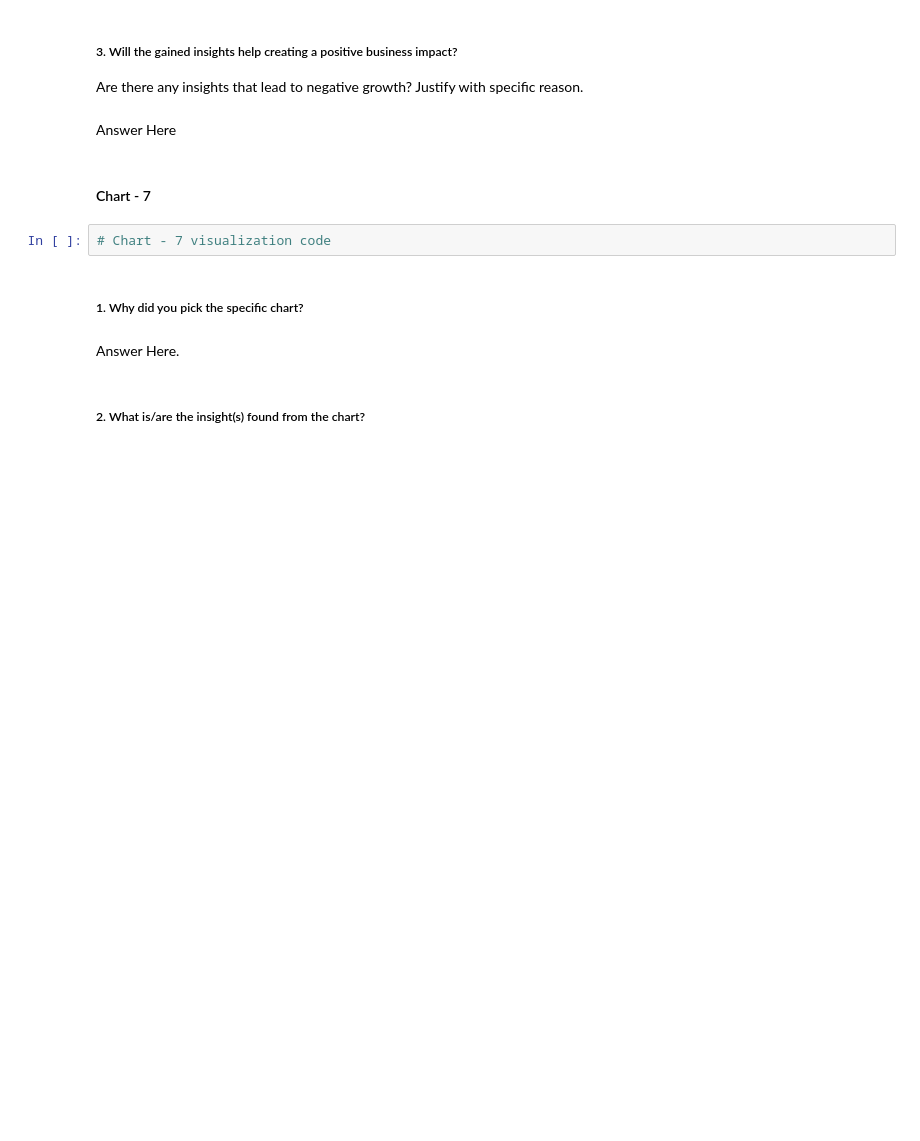
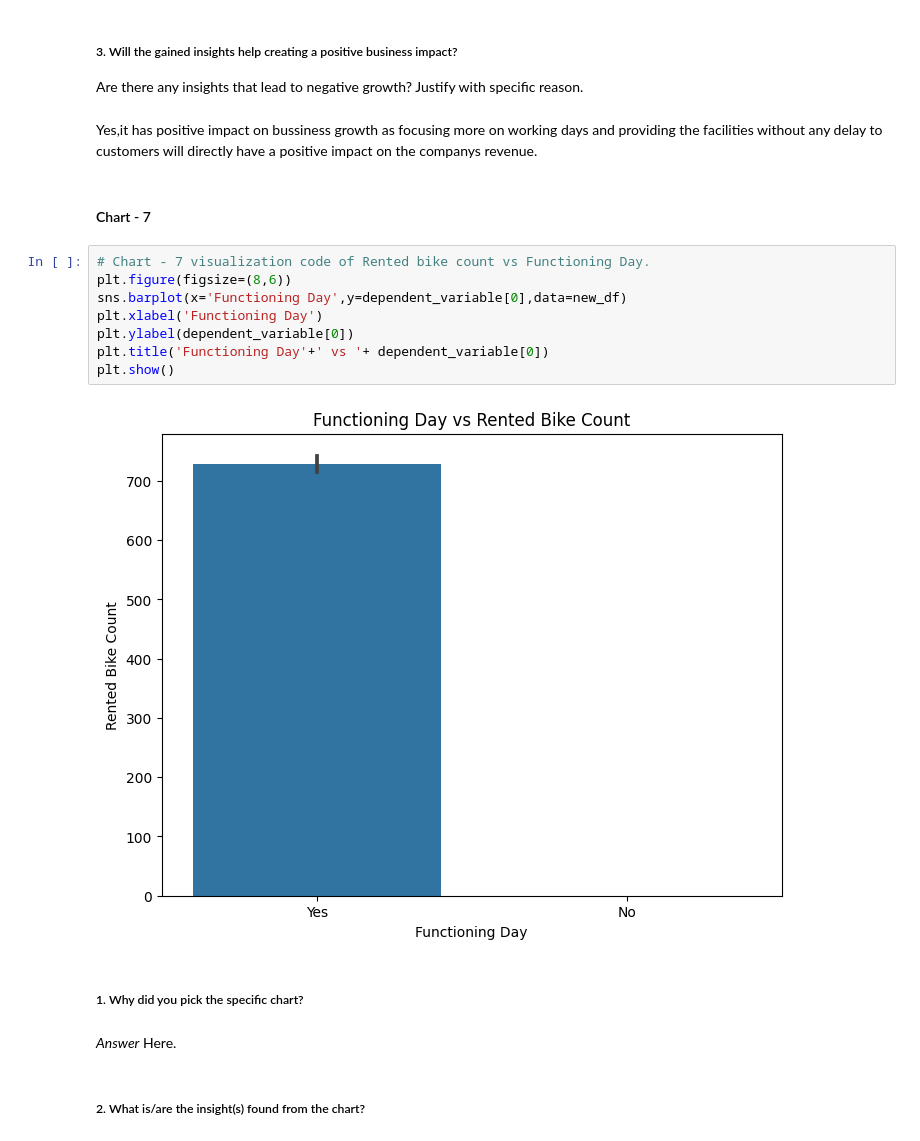
Before and after one commit to CoderSumanesh/Bike-Sharing-Demand-Prediction, a Jupyter notebook: Copy_of_Bike_Sharing_Demand_Prediction_ML_.ipynb, the cells around one changed output. Saved outputs shown, nothing was run; the diff lists cells and outputs as text; blank space fills up the shorter version.

```diff
--- a/Copy_of_Bike_Sharing_Demand_Prediction_ML_.ipynb
+++ b/Copy_of_Bike_Sharing_Demand_Prediction_ML_.ipynb
@@ -591,16 +612,24 @@ Answer Here
 # %% [markdown]
 ##### 3. Will the gained insights help creating a positive business impact?
 Are there any insights that lead to negative growth? Justify with specific reason.
-# %% [markdown]
-Answer Here
+# %% [markdown]
+Yes,it has positive impact on bussiness growth as focusing more on working days and providing the facilities without any delay to customers will directly have a positive impact on the companys revenue.
 # %% [markdown]
 #### Chart - 7
-# %%
-# Chart - 7 visualization code
+# %%
+# Chart - 7 visualization code of Rented bike count vs Functioning Day.
+plt.figure(figsize=(8,6))
+sns.barplot(x='Functioning Day',y=dependent_variable[0],data=new_df)
+plt.xlabel('Functioning Day')
+plt.ylabel(dependent_variable[0])
+plt.title('Functioning Day'+' vs '+ dependent_variable[0])
+plt.show()
+# %% [output]
+[figure, added]
 # %% [markdown]
 ##### 1. Why did you pick the specific chart?
-# %% [markdown]
-Answer Here.
+# %% [markdown]
+*Answer* Here.
 # %% [markdown]
 ##### 2. What is/are the insight(s) found from the chart?
 # %% [markdown]
```
Also changed, not shown: parts of 20 cells of this notebook.
